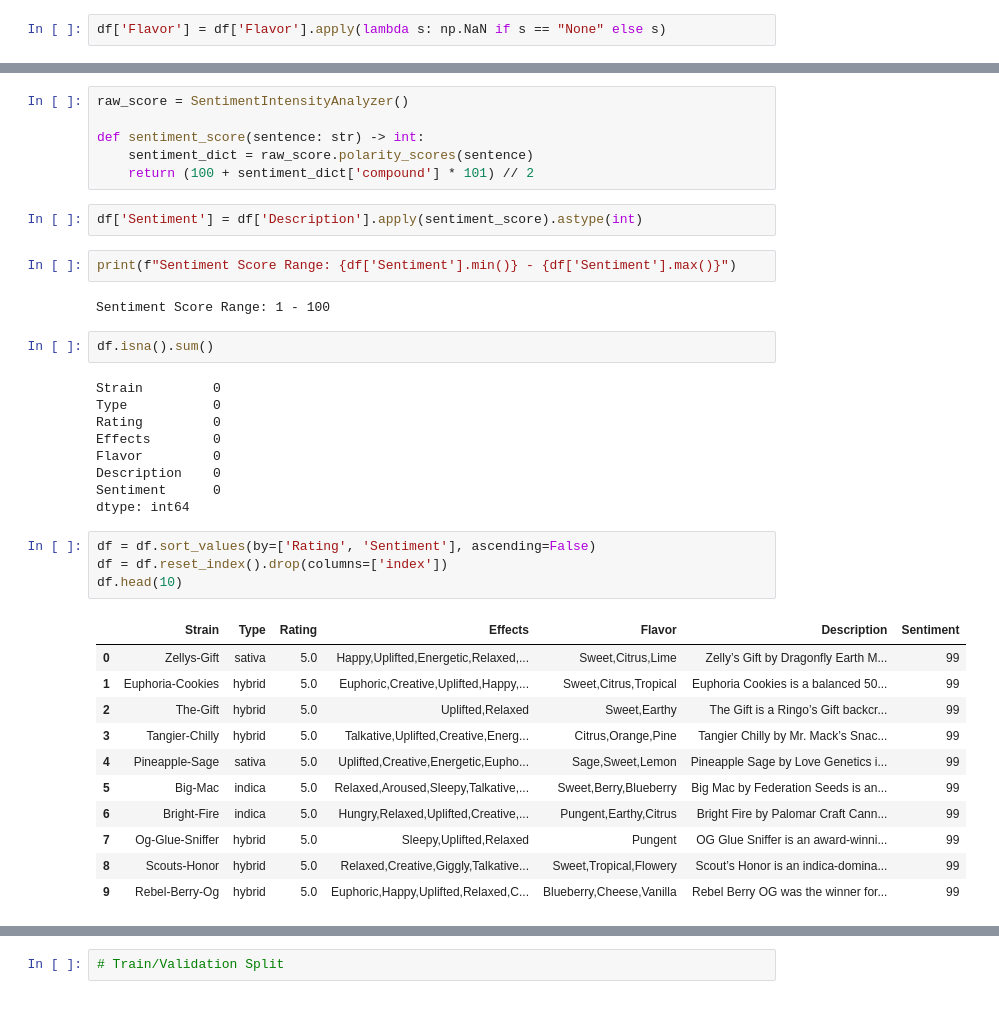
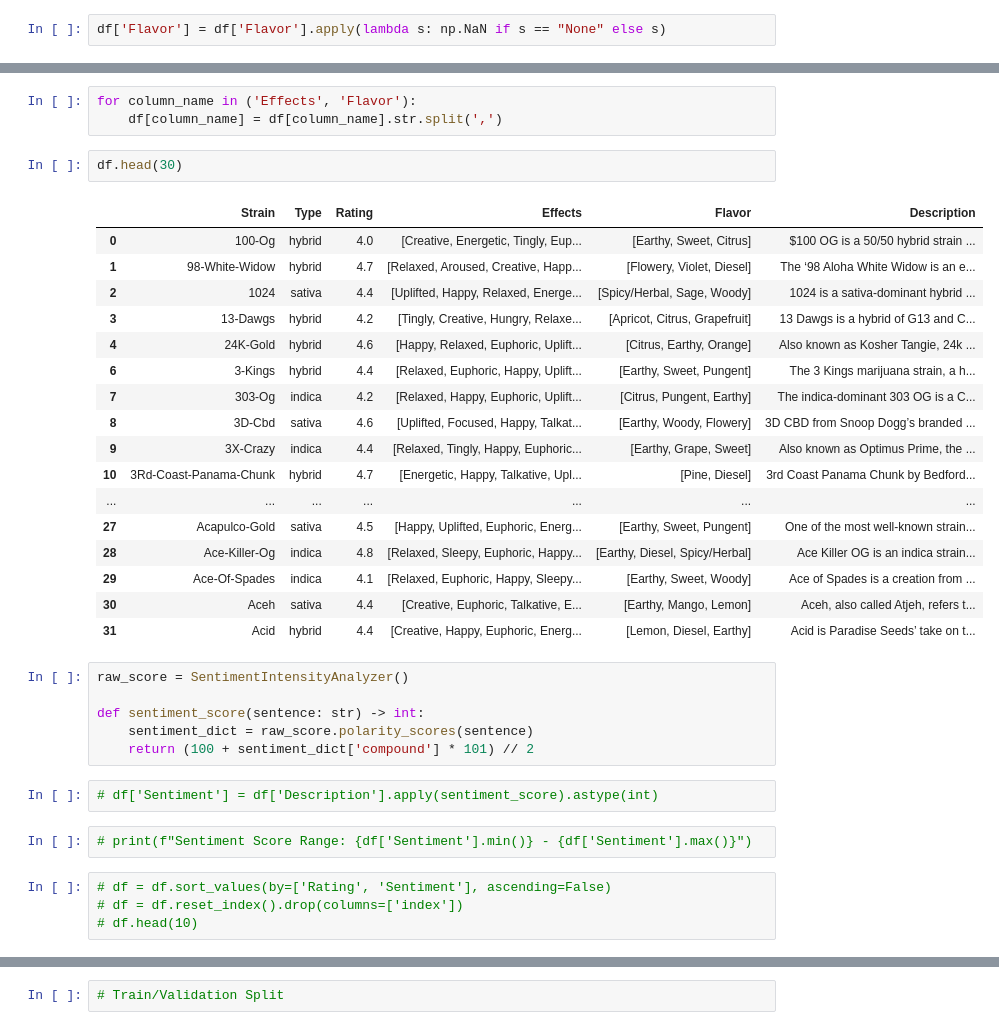
Before and after one commit to Med-Cab-2020-Aug-PT/ML, a Jupyter notebook: notebooks/cannabis.ipynb, the cells around one changed output, grey strips where cells are left out. Cells and saved outputs as stored; diff of their text form.

```diff
--- a/cannabis.ipynb
+++ b/notebooks/cannabis.ipynb
@@ -48,3 +57,26 @@ df.head(10)
+# %%
+for column_name in ('Effects', 'Flavor'):
+    df[column_name] = df[column_name].str.split(',')
+# %%
+df.head(30)
+# %% [output]
+|  | Strain | Type | Rating | Effects | Flavor | Description |
+| 0 | 100-Og | hybrid | 4.0 | [Creative, Energetic, Tingly, Eup... | [Earthy, Sweet, Citrus] | $100 OG is a 50/50 hybrid strain ... |
+| 1 | 98-White-Widow | hybrid | 4.7 | [Relaxed, Aroused, Creative, Happ... | [Flowery, Violet, Diesel] | The ‘98 Aloha White Widow is an e... |
+| 2 | 1024 | sativa | 4.4 | [Uplifted, Happy, Relaxed, Energe... | [Spicy/Herbal, Sage, Woody] | 1024 is a sativa-dominant hybrid ... |
+| 3 | 13-Dawgs | hybrid | 4.2 | [Tingly, Creative, Hungry, Relaxe... | [Apricot, Citrus, Grapefruit] | 13 Dawgs is a hybrid of G13 and C... |
+| 4 | 24K-Gold | hybrid | 4.6 | [Happy, Relaxed, Euphoric, Uplift... | [Citrus, Earthy, Orange] | Also known as Kosher Tangie, 24k ... |
+| 6 | 3-Kings | hybrid | 4.4 | [Relaxed, Euphoric, Happy, Uplift... | [Earthy, Sweet, Pungent] | The 3 Kings marijuana strain, a h... |
+| 7 | 303-Og | indica | 4.2 | [Relaxed, Happy, Euphoric, Uplift... | [Citrus, Pungent, Earthy] | The indica-dominant 303 OG is a C... |
+| 8 | 3D-Cbd | sativa | 4.6 | [Uplifted, Focused, Happy, Talkat... | [Earthy, Woody, Flowery] | 3D CBD from Snoop Dogg’s branded ... |
+| 9 | 3X-Crazy | indica | 4.4 | [Relaxed, Tingly, Happy, Euphoric... | [Earthy, Grape, Sweet] | Also known as Optimus Prime, the ... |
+| 10 | 3Rd-Coast-Panama-Chunk | hybrid | 4.7 | [Energetic, Happy, Talkative, Upl... | [Pine, Diesel] | 3rd Coast Panama Chunk by Bedford... |
+| ... | ... | ... | ... | ... | ... | ... |
+| 27 | Acapulco-Gold | sativa | 4.5 | [Happy, Uplifted, Euphoric, Energ... | [Earthy, Sweet, Pungent] | One of the most well-known strain... |
+| 28 | Ace-Killer-Og | indica | 4.8 | [Relaxed, Sleepy, Euphoric, Happy... | [Earthy, Diesel, Spicy/Herbal] | Ace Killer OG is an indica strain... |
+| 29 | Ace-Of-Spades | indica | 4.1 | [Relaxed, Euphoric, Happy, Sleepy... | [Earthy, Sweet, Woody] | Ace of Spades is a creation from ... |
+| 30 | Aceh | sativa | 4.4 | [Creative, Euphoric, Talkative, E... | [Earthy, Mango, Lemon] | Aceh, also called Atjeh, refers t... |
+| 31 | Acid | hybrid | 4.4 | [Creative, Happy, Euphoric, Energ... | [Lemon, Diesel, Earthy] | Acid is Paradise Seeds’ take on t... |
 # %%
 raw_score = SentimentIntensityAnalyzer()
 
@@ -52,38 +84,13 @@ def sentiment_score(sentence: str) -> int:
     sentiment_dict = raw_score.polarity_scores(sentence)
     return (100 + sentiment_dict['compound'] * 101) // 2
 # %%
-df['Sentiment'] = df['Description'].apply(sentiment_score).astype(int)
+# df['Sentiment'] = df['Description'].apply(sentiment_score).astype(int)
 # %%
-print(f"Sentiment Score Range: {df['Sentiment'].min()} - {df['Sentiment'].max()}")
+# print(f"Sentiment Score Range: {df['Sentiment'].min()} - {df['Sentiment'].max()}")
-# %% [output]
-Sentiment Score Range: 1 - 100
-# %%
-df.isna().sum()
-# %% [output]
-Strain         0
-Type           0
-Rating         0
-Effects        0
-Flavor         0
-Description    0
-Sentiment      0
-dtype: int64
 # %%
-df = df.sort_values(by=['Rating', 'Sentiment'], ascending=False)
-df = df.reset_index().drop(columns=['index'])
-df.head(10)
+# df = df.sort_values(by=['Rating', 'Sentiment'], ascending=False)
+# df = df.reset_index().drop(columns=['index'])
+# df.head(10)
-# %% [output]
-|  | Strain | Type | Rating | Effects | Flavor | Description | Sentiment |
-| 0 | Zellys-Gift | sativa | 5.0 | Happy,Uplifted,Energetic,Relaxed,... | Sweet,Citrus,Lime | Zelly’s Gift by Dragonfly Earth M... | 99 |
-| 1 | Euphoria-Cookies | hybrid | 5.0 | Euphoric,Creative,Uplifted,Happy,... | Sweet,Citrus,Tropical | Euphoria Cookies is a balanced 50... | 99 |
-| 2 | The-Gift | hybrid | 5.0 | Uplifted,Relaxed | Sweet,Earthy | The Gift is a Ringo’s Gift backcr... | 99 |
-| 3 | Tangier-Chilly | hybrid | 5.0 | Talkative,Uplifted,Creative,Energ... | Citrus,Orange,Pine | Tangier Chilly by Mr. Mack’s Snac... | 99 |
-| 4 | Pineapple-Sage | sativa | 5.0 | Uplifted,Creative,Energetic,Eupho... | Sage,Sweet,Lemon | Pineapple Sage by Love Genetics i... | 99 |
-| 5 | Big-Mac | indica | 5.0 | Relaxed,Aroused,Sleepy,Talkative,... | Sweet,Berry,Blueberry | Big Mac by Federation Seeds is an... | 99 |
-| 6 | Bright-Fire | indica | 5.0 | Hungry,Relaxed,Uplifted,Creative,... | Pungent,Earthy,Citrus | Bright Fire by Palomar Craft Cann... | 99 |
-| 7 | Og-Glue-Sniffer | hybrid | 5.0 | Sleepy,Uplifted,Relaxed | Pungent | OG Glue Sniffer is an award-winni... | 99 |
-| 8 | Scouts-Honor | hybrid | 5.0 | Relaxed,Creative,Giggly,Talkative... | Sweet,Tropical,Flowery | Scout’s Honor is an indica-domina... | 99 |
-| 9 | Rebel-Berry-Og | hybrid | 5.0 | Euphoric,Happy,Uplifted,Relaxed,C... | Blueberry,Cheese,Vanilla | Rebel Berry OG was the winner for... | 99 |
 # %%
 df[df['Strain'].isin([
     'Sour-Diesel',
```
Also changed, not shown: parts of 5 cells of this notebook, 11 other files.
